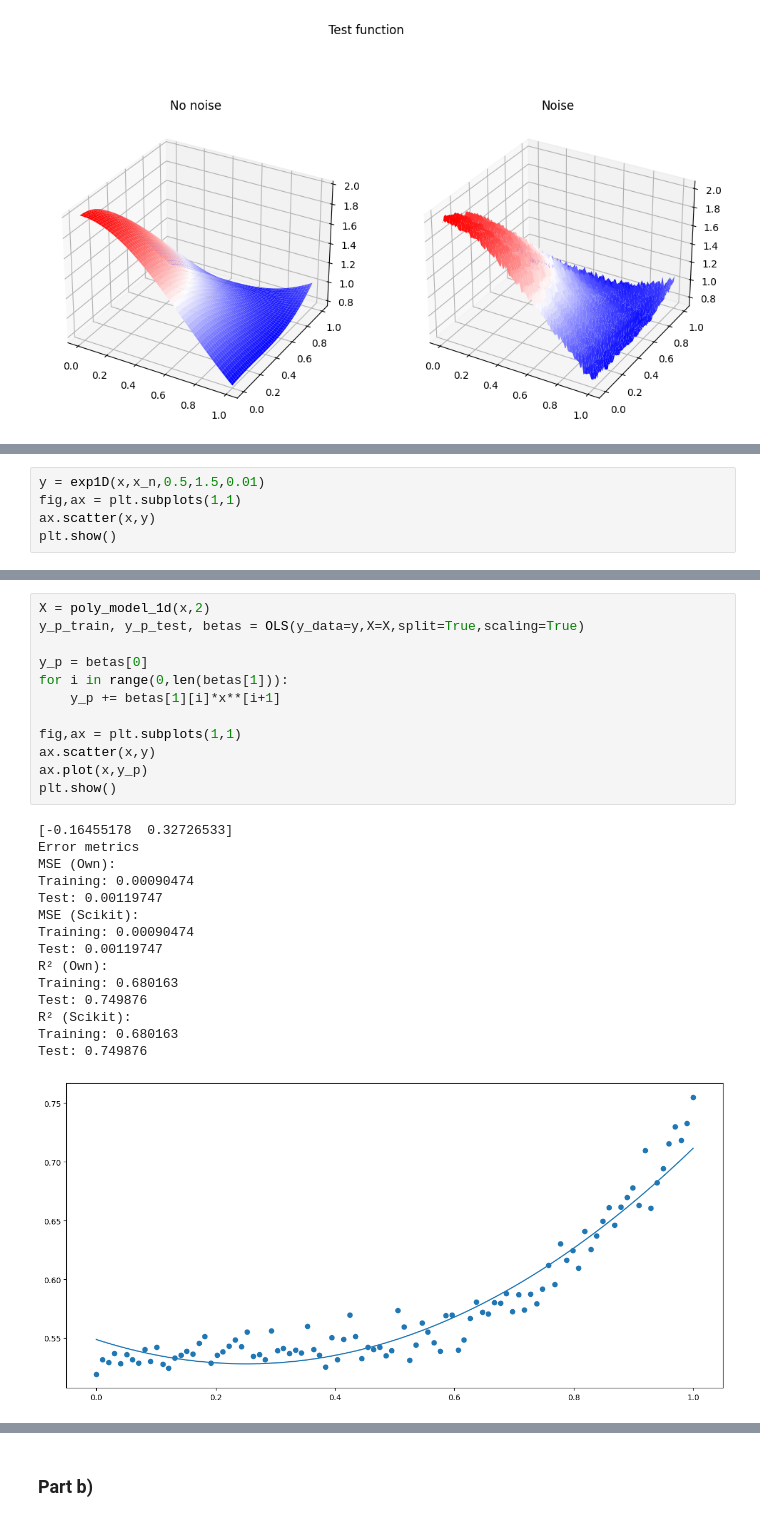
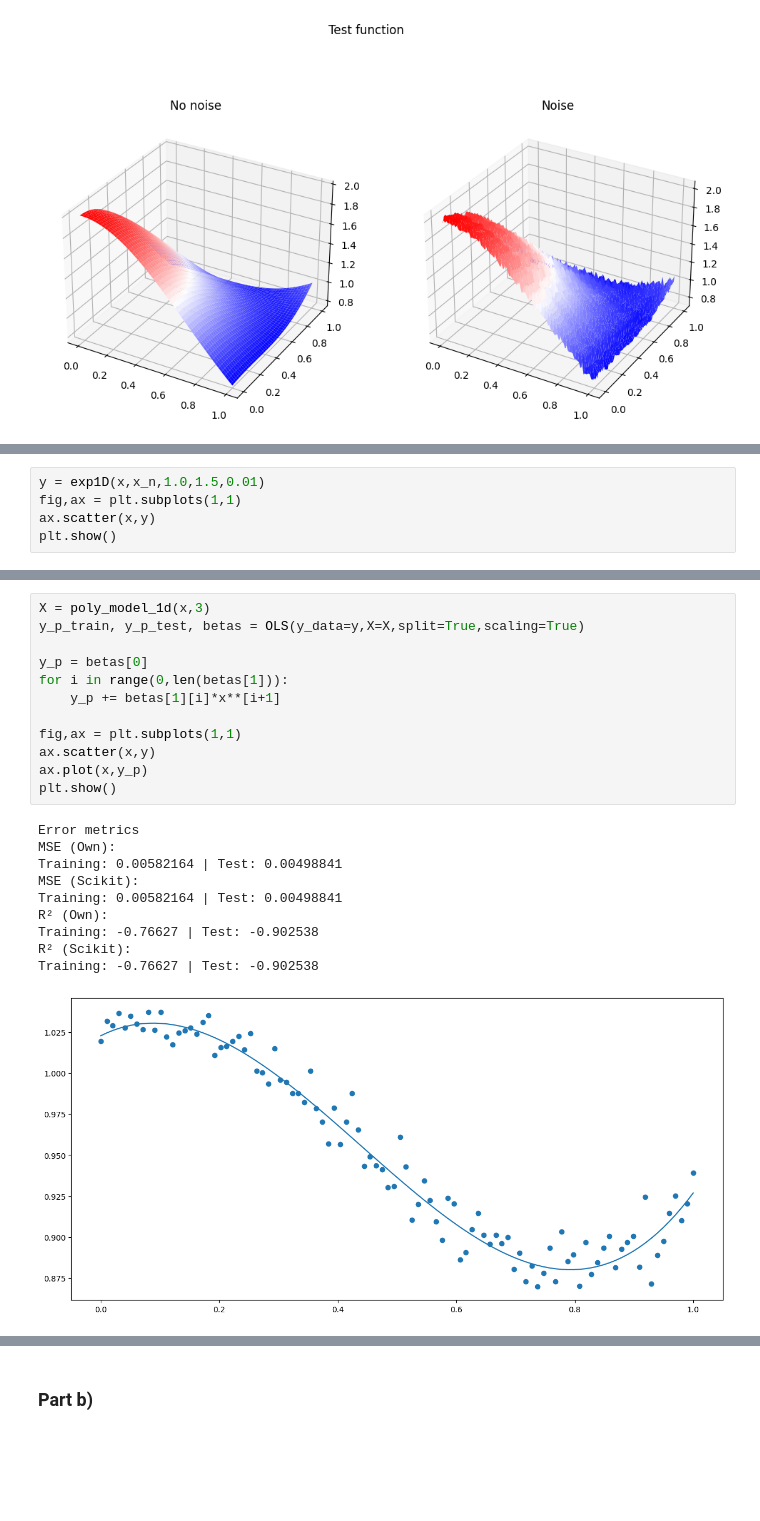
Before and after one commit to andersthorstadboe/project-1-fys-stk4155-lin-regression, a Jupyter notebook: project-1.ipynb, the cells around one changed output, grey strips where cells are left out. Cells and saved outputs as stored; diff of their text form; blank space fills up the shorter version.

```diff
--- a/project-1.ipynb
+++ b/project-1.ipynb
@@ -57,5 +58,5 @@ ax.set_title('No noise'); bx.set_title('Noise'); plt.show()
 # %%
-y = exp1D(x,x_n,0.5,1.5,0.01)
+y = exp1D(x,x_n,1.0,1.5,0.01)
 fig,ax = plt.subplots(1,1)
 ax.scatter(x,y)
 plt.show()
@@ -64,28 +65,23 @@ plt.show()
 # %%
-X = poly_model_1d(x,2)
+X = poly_model_1d(x,3)
 y_p_train, y_p_test, betas = OLS(y_data=y,X=X,split=True,scaling=True)
 
 y_p = betas[0]
 for i in range(0,len(betas[1])):
     y_p += betas[1][i]*x**[i+1]
 
 fig,ax = plt.subplots(1,1)
 ax.scatter(x,y)
 ax.plot(x,y_p)
 plt.show()
 # %% [output]
-[-0.16455178  0.32726533]
 Error metrics
 MSE (Own):
-Training: 0.00090474
-Test: 0.00119747
+Training: 0.00582164 | Test: 0.00498841
 MSE (Scikit):
-Training: 0.00090474
-Test: 0.00119747
+Training: 0.00582164 | Test: 0.00498841
 R² (Own):
-Training: 0.680163
-Test: 0.749876
+Training: -0.76627 | Test: -0.902538
 R² (Scikit):
-Training: 0.680163
-Test: 0.749876
+Training: -0.76627 | Test: -0.902538
-[figure, old version]
+[figure, new version]
```
Also changed, not shown: parts of 5 cells of this notebook, 6 other files.
